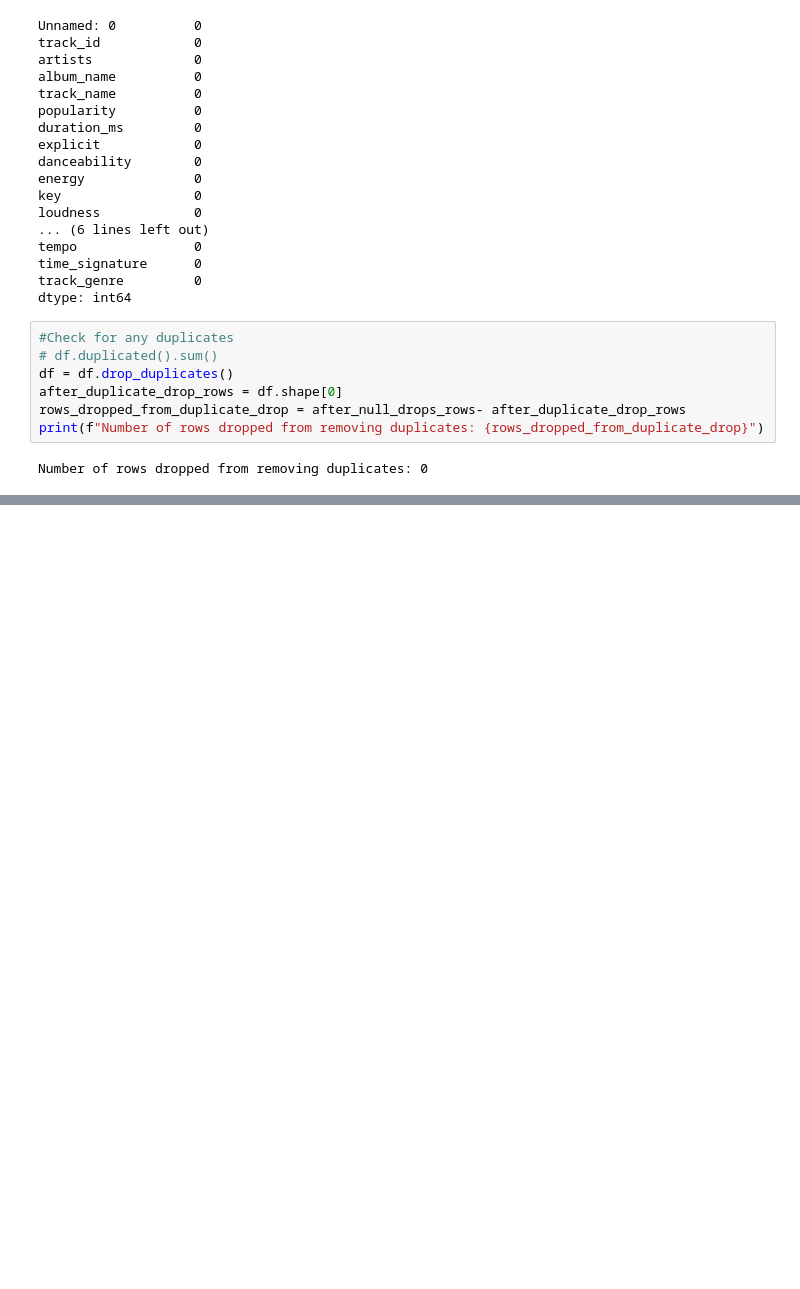
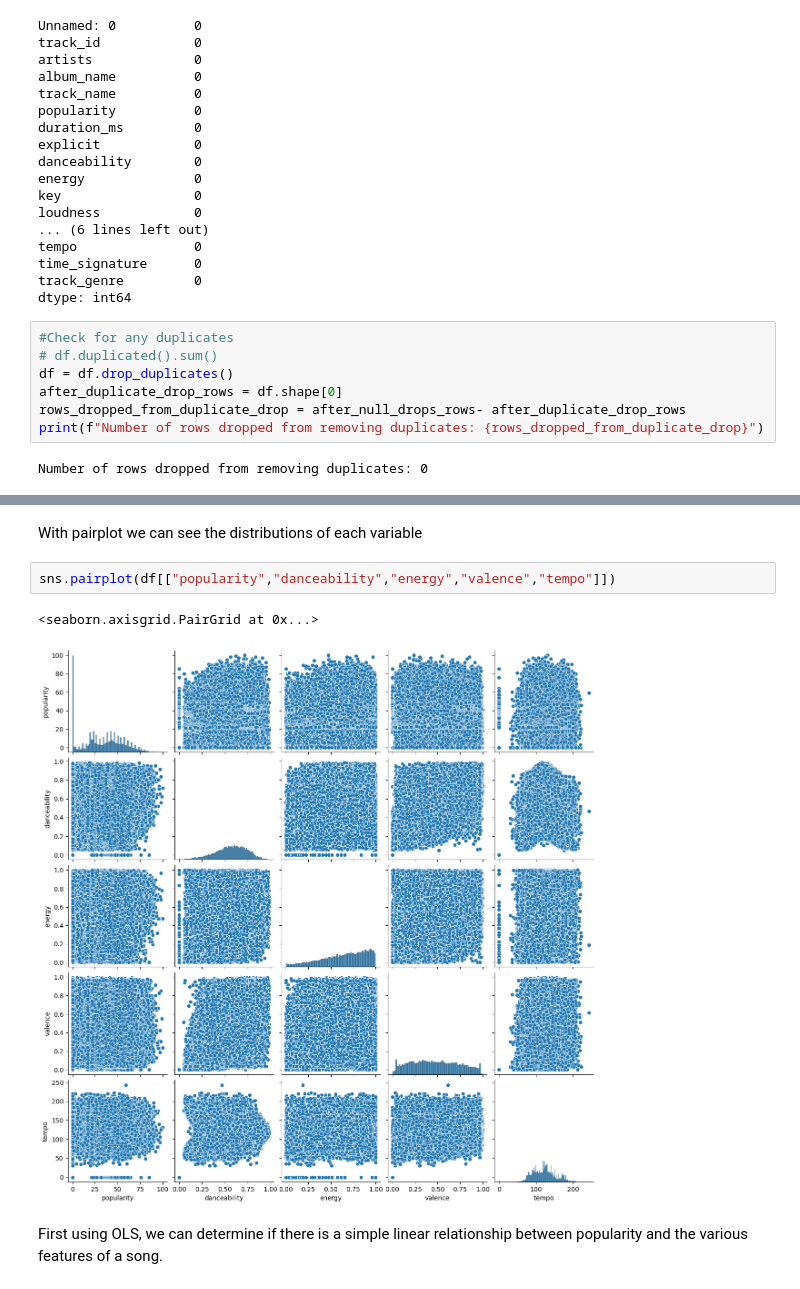
Before and after one commit to EdwardL33/ECE143-Group-11, a Jupyter notebook: data_cleaning.ipynb, the cells around one changed output, grey strips where cells are left out. Saved outputs shown, nothing was run; the diff lists cells and outputs as text; blank space fills up the shorter version.

```diff
--- a/data_cleaning.ipynb
+++ b/data_cleaning.ipynb
@@ -111,0 +148,9 @@ Number of rows dropped from removing duplicates: 0
+# %% [markdown]
+With pairplot we can see the distributions of each variable
+# %%
+sns.pairplot(df[["popularity","danceability","energy","valence","tempo"]])
+# %% [output]
+<seaborn.axisgrid.PairGrid at 0x...>
+[figure, added]
+# %% [markdown]
+First using OLS, we can determine if there is a simple linear relationship between popularity and the various features of a song.
```
Also changed, not shown: parts of 11 cells of this notebook, 1 other file.
